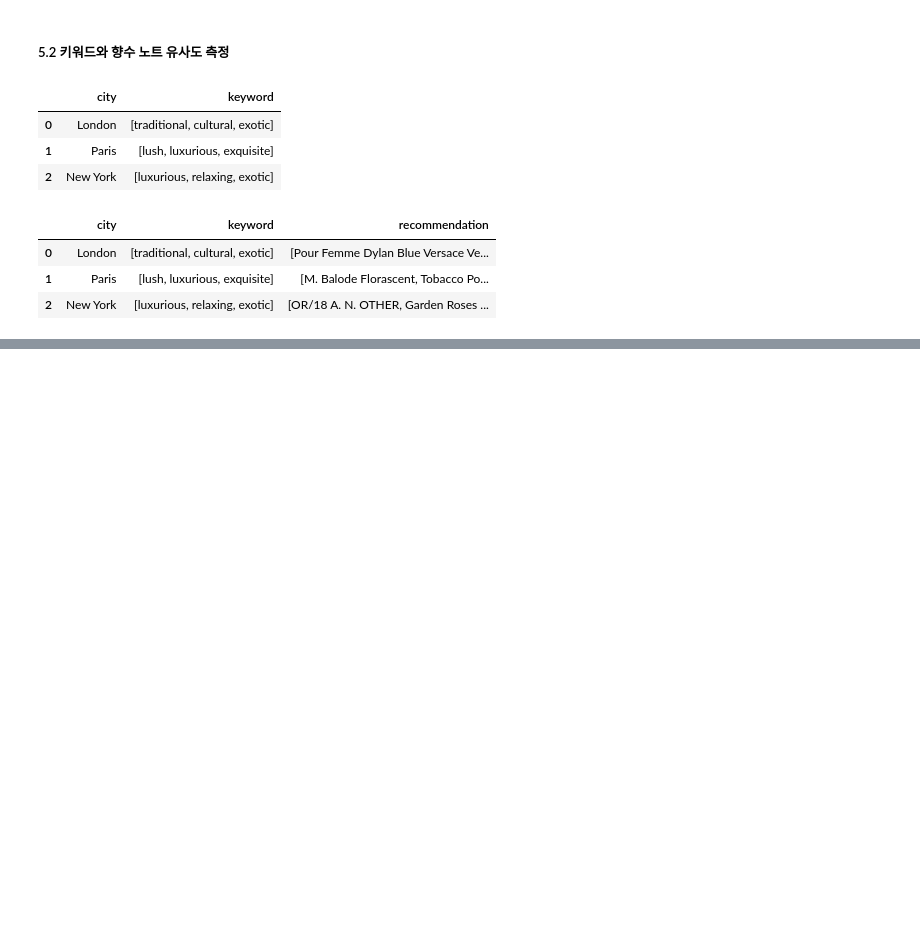
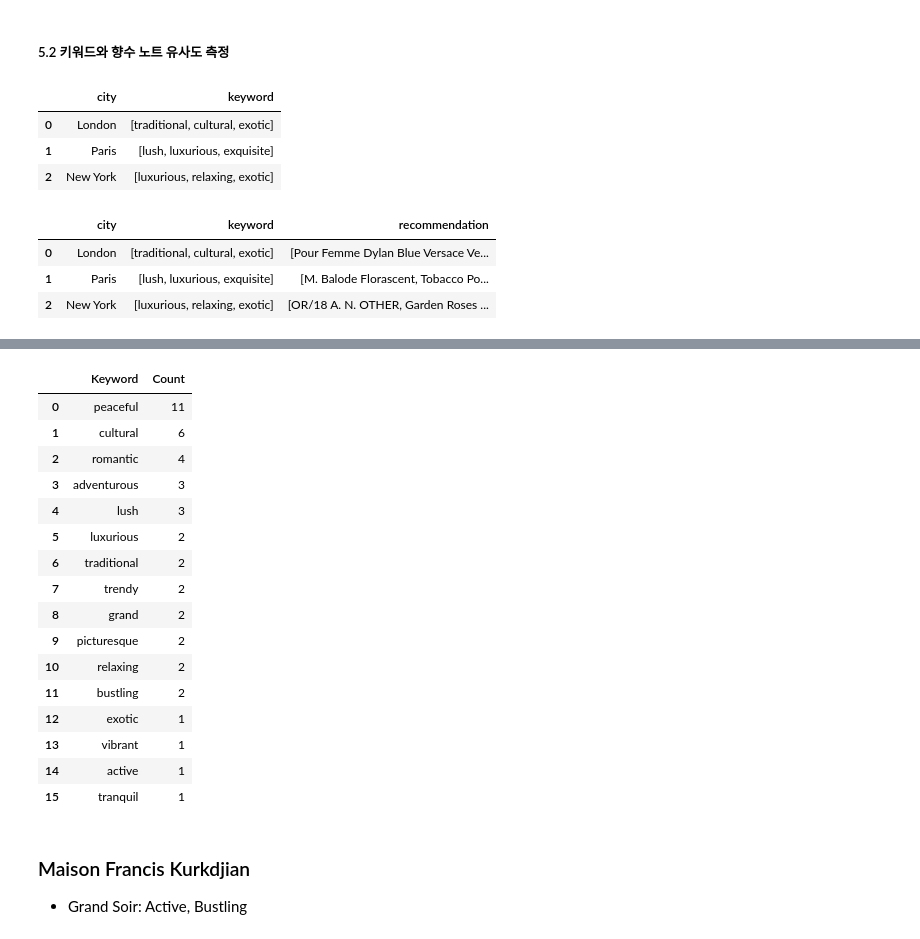
Before and after one commit to sohds/dontpergetme, a Jupyter notebook: Model/dontpergetme_recom_sys.ipynb, the cells around one changed output, grey strips where cells are left out. Saved outputs shown, nothing was run; the diff lists cells and outputs as text; code cells hidden in the pictures; blank space fills up the shorter version.

```diff
--- a/Model/dontpergetme_recom_sys.ipynb
+++ b/Model/dontpergetme_recom_sys.ipynb
@@ -428,0 +447,21 @@ recommend_check.head(3)
+# %%
+def count_keyword(df):
+    # Combine all keywords from the filtered data
+    all_keywords = []
+    for keywords in df['keyword']:
+        # Convert the string representation of the list to an actual list
+        if isinstance(keywords, list):  # Check if it's a list
+            all_keywords.extend(keywords)
+        #keyword_list = ast.literal_eval(keywords)
+       # all_keywords.extend(keyword_list)
+
+    # Count the occurrences of each keyword
+    keyword_counts = Counter(all_keywords)
+
+    # Convert the counter to a DataFrame for easier display
+    keyword_counts_df = pd.DataFrame(keyword_counts.items(), columns=['Keyword', 'Count'])
+
+    # Sort the DataFrame by count in descending order
+    keyword_counts_df = keyword_counts_df.sort_values(by='Count', ascending=False).reset_index(drop=True)
+
+    return keyword_counts_df
@@ -428,0 +759,24 @@ recommend_check.head(3)
+# %%
+guerlain_keywords = count_keyword(guerlain)
+guerlain_keywords
+# %% [output]
+|  | Keyword | Count |
+| 0 | peaceful | 11 |
+| 1 | cultural | 6 |
+| 2 | romantic | 4 |
+| 3 | adventurous | 3 |
+| 4 | lush | 3 |
+| 5 | luxurious | 2 |
+| 6 | traditional | 2 |
+| 7 | trendy | 2 |
+| 8 | grand | 2 |
+| 9 | picturesque | 2 |
+| 10 | relaxing | 2 |
+| 11 | bustling | 2 |
+| 12 | exotic | 1 |
+| 13 | vibrant | 1 |
+| 14 | active | 1 |
+| 15 | tranquil | 1 |
+# %% [markdown]
+### Maison Francis Kurkdjian
+- Grand Soir: Active, Bustling
```
Also changed, not shown: parts of 61 cells of this notebook.
